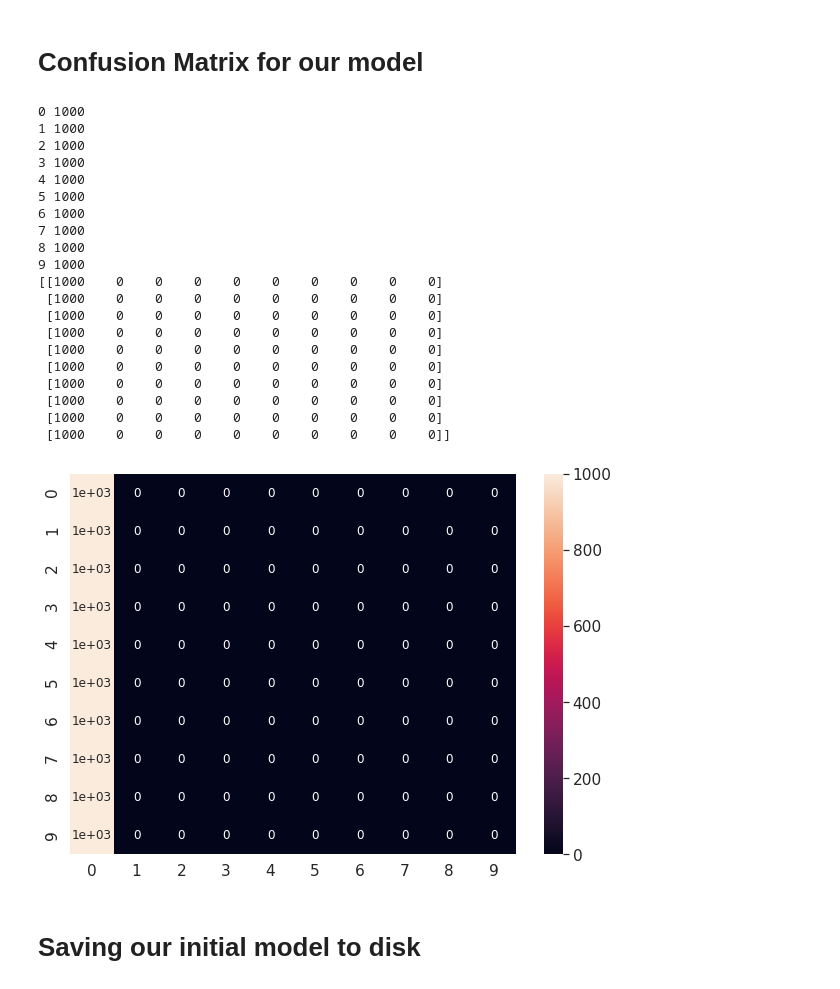
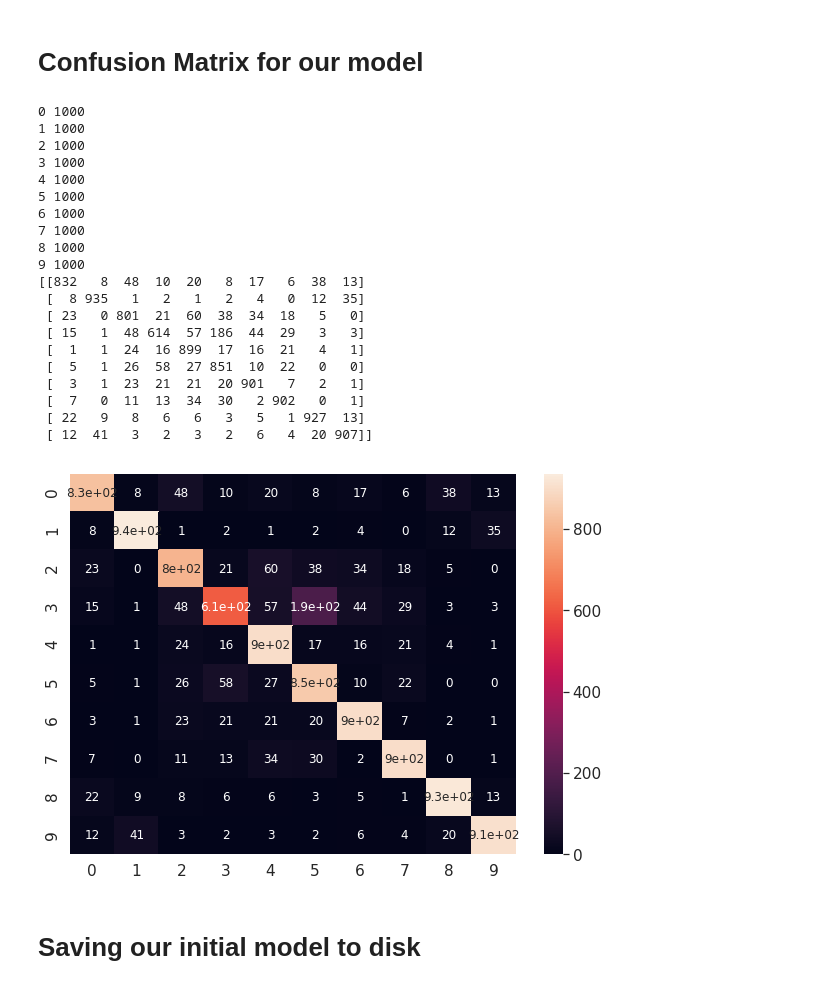
Before and after one commit to PerlinWarp/YearOfAI, a Jupyter notebook: CIFAR10/CIFAR10.ipynb, the cells around one changed output. Saved outputs shown, nothing was run; the diff lists cells and outputs as text; code cells hidden in the pictures.

```diff
--- a/CIFAR10/CIFAR10.ipynb
+++ b/CIFAR10/CIFAR10.ipynb
@@ -161,45 +164,45 @@ Accuracy: 85.76%
 # Confusion Matrix for our model
 # %%
 from sklearn.metrics import classification_report, confusion_matrix
-Y_pred = cnn_n.predict(x_test, verbose=2)
+Y_pred = cnn.predict(x_test, verbose=2)
 y_pred = np.argmax(Y_pred, axis=1)
 
 for ix in range(10):
     print(ix, confusion_matrix(np.argmax(y_test,axis=1),y_pred)[ix].sum())
 cm = confusion_matrix(np.argmax(y_test,axis=1),y_pred)
 print(cm)
 
 # Visualizing of confusion matrix
 import seaborn as sn
 import pandas  as pd
 
 df_cm = pd.DataFrame(cm, range(10),range(10))
 plt.figure(figsize = (10,7))
 sn.set(font_scale=1.4)#for label size
 sn.heatmap(df_cm, annot=True,annot_kws={"size": 12})# font size
 plt.show()
 # %% [output]
 0 1000
 1 1000
 2 1000
 3 1000
 4 1000
 5 1000
 6 1000
 7 1000
 8 1000
 9 1000
-[[1000    0    0    0    0    0    0    0    0    0]
- [1000    0    0    0    0    0    0    0    0    0]
- [1000    0    0    0    0    0    0    0    0    0]
- [1000    0    0    0    0    0    0    0    0    0]
- [1000    0    0    0    0    0    0    0    0    0]
- [1000    0    0    0    0    0    0    0    0    0]
- [1000    0    0    0    0    0    0    0    0    0]
- [1000    0    0    0    0    0    0    0    0    0]
- [1000    0    0    0    0    0    0    0    0    0]
- [1000    0    0    0    0    0    0    0    0    0]]
+[[832   8  48  10  20   8  17   6  38  13]
+ [  8 935   1   2   1   2   4   0  12  35]
+ [ 23   0 801  21  60  38  34  18   5   0]
+ [ 15   1  48 614  57 186  44  29   3   3]
+ [  1   1  24  16 899  17  16  21   4   1]
+ [  5   1  26  58  27 851  10  22   0   0]
+ [  3   1  23  21  21  20 901   7   2   1]
+ [  7   0  11  13  34  30   2 902   0   1]
+ [ 22   9   8   6   6   3   5   1 927  13]
+ [ 12  41   3   2   3   2   6   4  20 907]]
-[figure, old version]
+[figure, new version]
 # %% [markdown]
 # Saving our initial model to disk
 # %%
```
Also changed, not shown: parts of 6 cells of this notebook, 1 other file.
